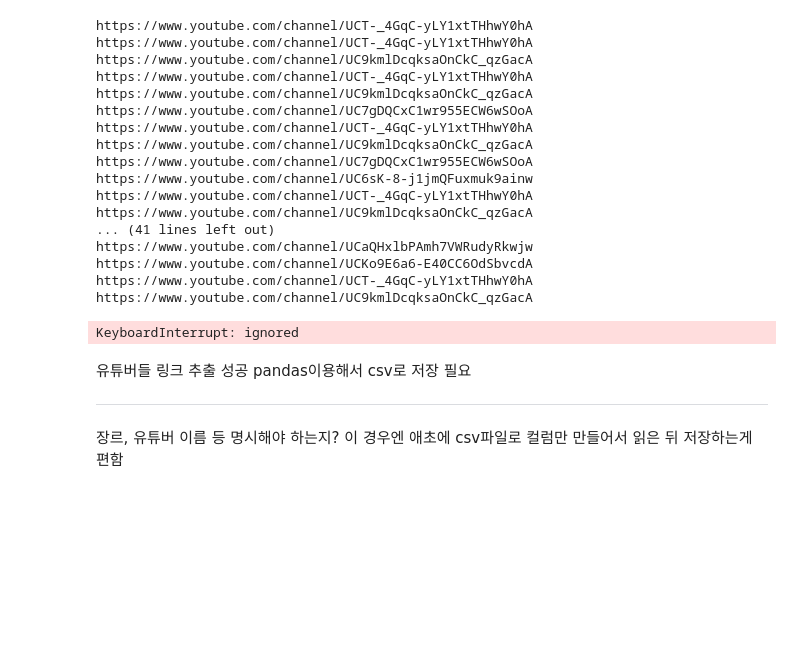
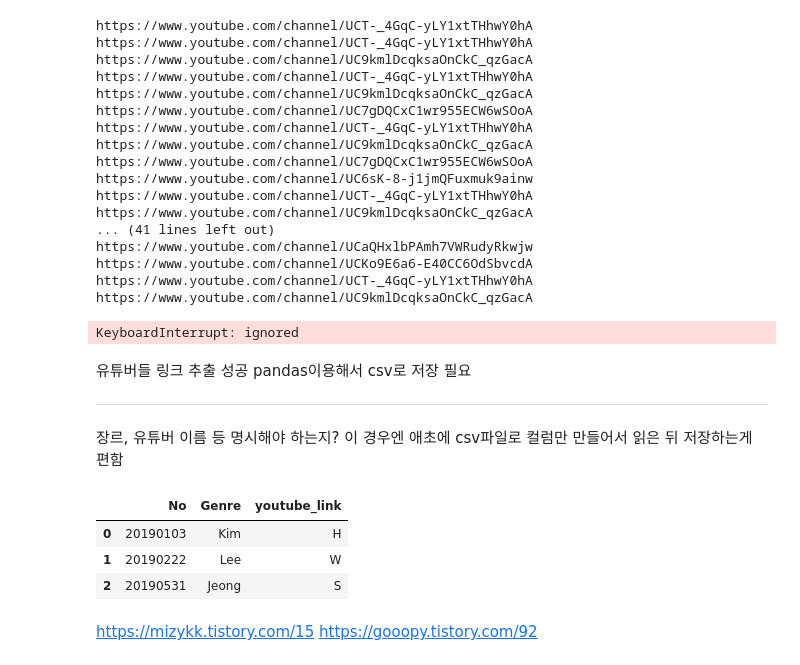
Before and after one commit to Indian966/JBNU_BigData_Analyze, a Jupyter notebook: channel_link_crawling.ipynb, the cells around one changed output. Cells and saved outputs as stored; diff of their text form; code cells hidden in the pictures; blank space fills up the shorter version.

Commit message:
create data frame

```diff
--- a/channel_link_crawling.ipynb
+++ b/channel_link_crawling.ipynb
@@ -207,4 +207,15 @@ pandas이용해서 csv로 저장 필요
 # %%
 import pandas as pd
 pd.DataFrame()
-#pd.to_csv()
+basic_dataframe = pd.DataFrame({'No':[20190103, 20190222, 20190531],
+                             'Genre':['Kim', 'Lee', 'Jeong'],
+                             'youtube_link':['H', 'W', 'S']})
+basic_dataframe
+# %% [output]
+|  | No | Genre | youtube_link |
+| 0 | 20190103 | Kim | H |
+| 1 | 20190222 | Lee | W |
+| 2 | 20190531 | Jeong | S |
+# %% [markdown]
+https://mizykk.tistory.com/15
+https://gooopy.tistory.com/92
```
